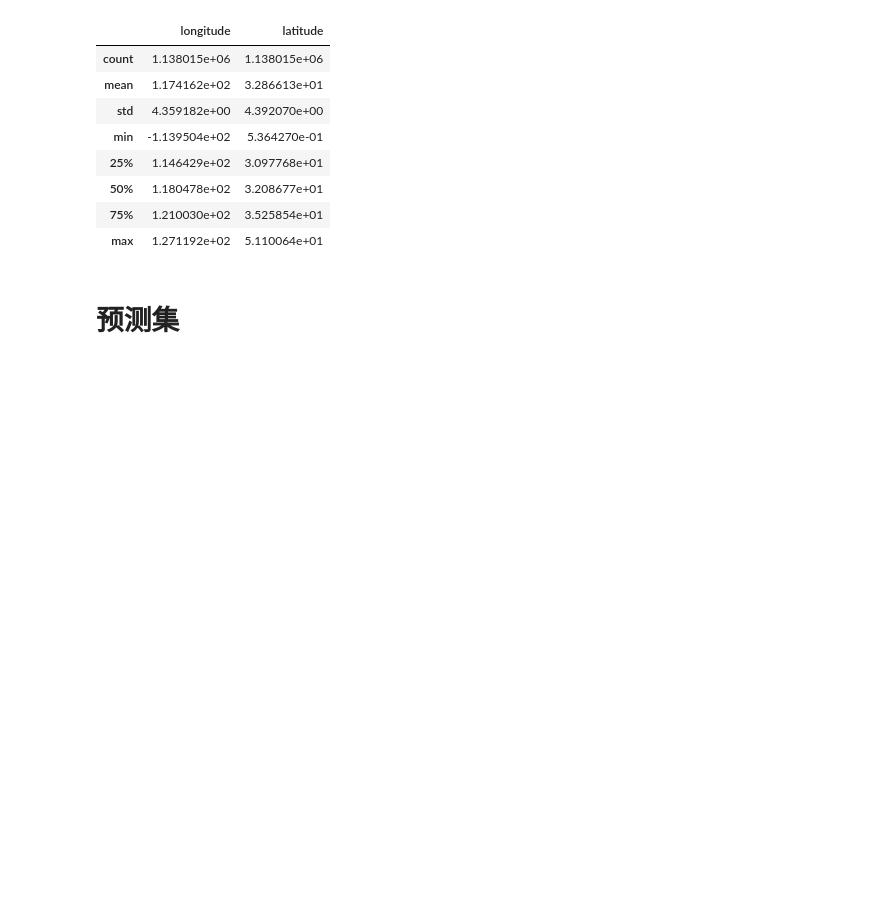
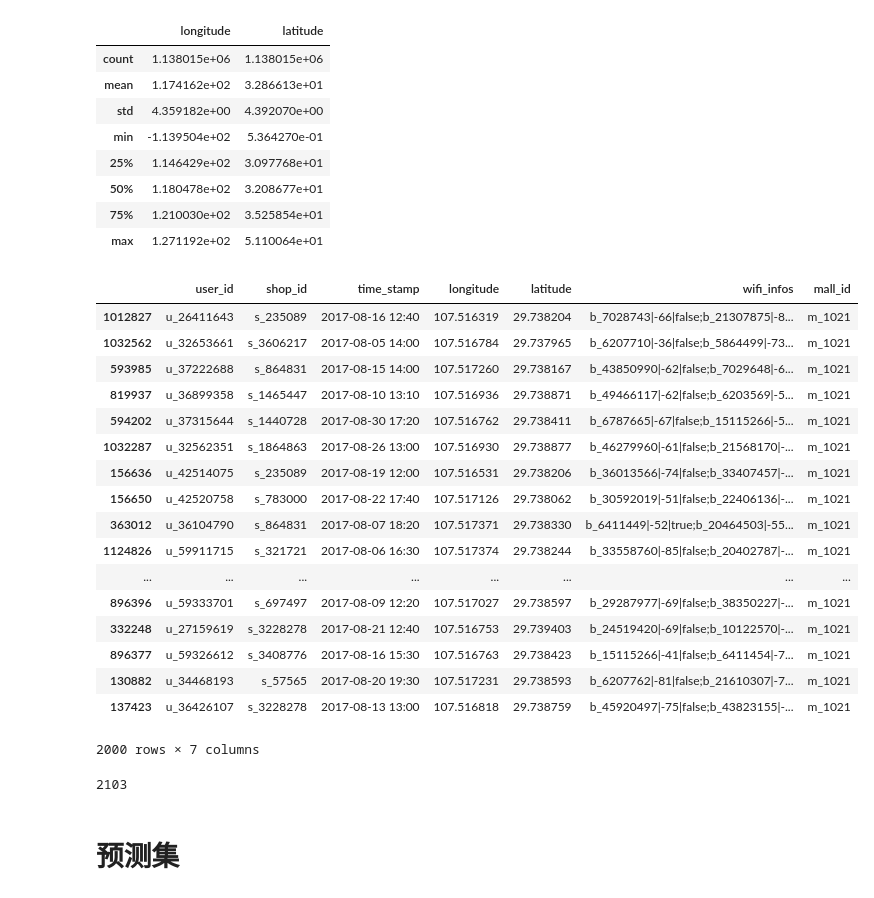
Before and after one commit to clarkzhao/wifi_project, a Jupyter notebook: src/visual.ipynb, the cells around one changed output. Cells and saved outputs as stored; diff of their text form; code cells hidden in the pictures; blank space fills up the shorter version.

```diff
--- a/src/visual.ipynb
+++ b/src/visual.ipynb
@@ -96,3 +70,12 @@ shop_train_sorted['mall_id']
+# %%
+wifi_bssid = []
+for item in user_train_mall_added_sorted.head(n=10)['wifi_infos']:
+    for wifi in item.split(';'):
+        bssid = wifi.split('|')[0]
+        if bssid in wifi_bssid:
+            print(bssid)
+        else:
+            wifi_bssid.append(bssid)
 # %% [markdown]
 # 用户在店铺内交易信息
 # %%
@@ -130,3 +113,40 @@ user_train.describe()
 | 50% | 1.180478e+02 | 3.208677e+01 |
 | 75% | 1.210030e+02 | 3.525854e+01 |
 | max | 1.271192e+02 | 5.110064e+01 |
+# %%
+# 建立shop_id 到mall_id的映射
+shop2mall = shop_train.set_index('shop_id').to_dict()['mall_id']
+# 在user_train数据集中，根据shop2mall新建一个叫mall_id的特征
+mall_id = []
+for item in user_train['shop_id']:
+    mall_id.append(shop2mall[item])
+# 在user_train中增加一个feature，mall_id，新的训练集叫user_train_mall_added
+user_train_mall_added = user_train.assign(mall_id=mall_id)
+# %%
+# 按照mall_id 排序
+user_train_mall_added_sorted = user_train_mall_added.sort(columns='mall_id')
+# 按照shop_id 排序
+user_train_mall_added_sorted_by_shop = user_train_mall_added.sort(columns='shop_id')
+# %%
+test = user_train_mall_added_sorted[0:2000]
+# %%
+test
+# %% [output]
+|  | user_id | shop_id | time_stamp | longitude | latitude | wifi_infos | mall_id |
+| 1012827 | u_26411643 | s_235089 | 2017-08-16 12:40 | 107.516319 | 29.738204 | b_7028743|-66|false;b_21307875|-8... | m_1021 |
+| 1032562 | u_32653661 | s_3606217 | 2017-08-05 14:00 | 107.516784 | 29.737965 | b_6207710|-36|false;b_5864499|-73... | m_1021 |
+| 593985 | u_37222688 | s_864831 | 2017-08-15 14:00 | 107.517260 | 29.738167 | b_43850990|-62|false;b_7029648|-6... | m_1021 |
+| 819937 | u_36899358 | s_1465447 | 2017-08-10 13:10 | 107.516936 | 29.738871 | b_49466117|-62|false;b_6203569|-5... | m_1021 |
+| 594202 | u_37315644 | s_1440728 | 2017-08-30 17:20 | 107.516762 | 29.738411 | b_6787665|-67|false;b_15115266|-5... | m_1021 |
+| 1032287 | u_32562351 | s_1864863 | 2017-08-26 13:00 | 107.516930 | 29.738877 | b_46279960|-61|false;b_21568170|-... | m_1021 |
+| 156636 | u_42514075 | s_235089 | 2017-08-19 12:00 | 107.516531 | 29.738206 | b_36013566|-74|false;b_33407457|-... | m_1021 |
+| 156650 | u_42520758 | s_783000 | 2017-08-22 17:40 | 107.517126 | 29.738062 | b_30592019|-51|false;b_22406136|-... | m_1021 |
+| 363012 | u_36104790 | s_864831 | 2017-08-07 18:20 | 107.517371 | 29.738330 | b_6411449|-52|true;b_20464503|-55... | m_1021 |
+| 1124826 | u_59911715 | s_321721 | 2017-08-06 16:30 | 107.517374 | 29.738244 | b_33558760|-85|false;b_20402787|-... | m_1021 |
+| ... | ... | ... | ... | ... | ... | ... | ... |
+| 896396 | u_59333701 | s_697497 | 2017-08-09 12:20 | 107.517027 | 29.738597 | b_29287977|-69|false;b_38350227|-... | m_1021 |
+| 332248 | u_27159619 | s_3228278 | 2017-08-21 12:40 | 107.516753 | 29.739403 | b_24519420|-69|false;b_10122570|-... | m_1021 |
+| 896377 | u_59326612 | s_3408776 | 2017-08-16 15:30 | 107.516763 | 29.738423 | b_15115266|-41|false;b_6411454|-7... | m_1021 |
+| 130882 | u_34468193 | s_57565 | 2017-08-20 19:30 | 107.517231 | 29.738593 | b_6207762|-81|false;b_21610307|-7... | m_1021 |
+| 137423 | u_36426107 | s_3228278 | 2017-08-13 13:00 | 107.516818 | 29.738759 | b_45920497|-75|false;b_43823155|-... | m_1021 |
+2000 rows × 7 columns
@@ -133,3 +160,7 @@ user_train.describe()
+# %%
+len(wifi_list)
+# %% [output]
+2103
 # %% [markdown]
 # 预测集
 # %%
```
Also changed, not shown: parts of 6 cells of this notebook, 1 other file.
